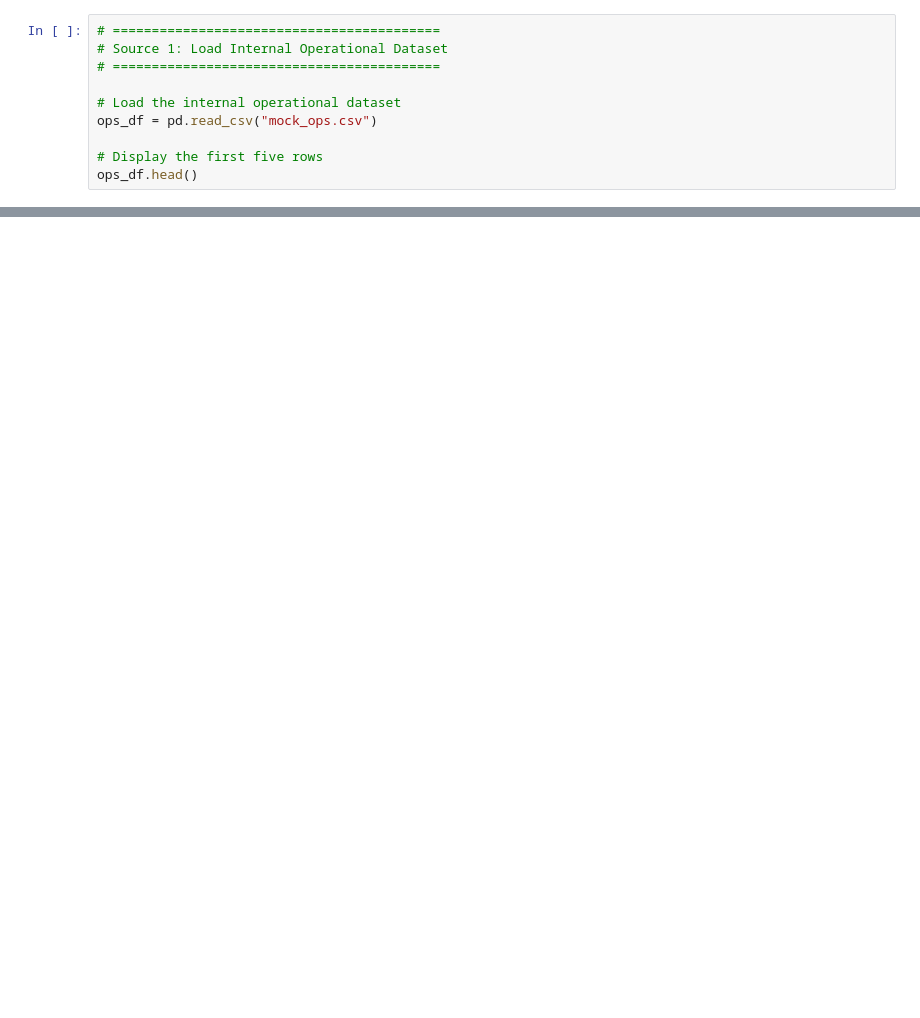
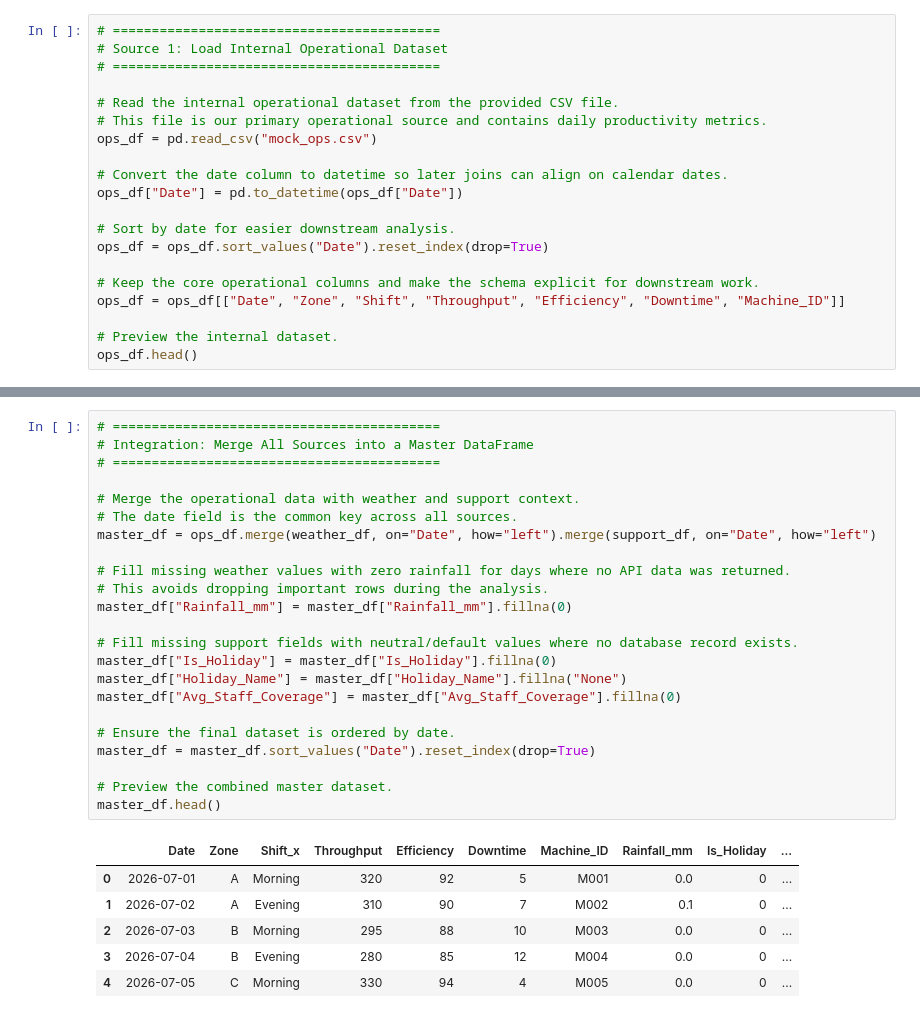
Before and after one commit to Httpednah/week3_multi_source_pipeline, a Jupyter notebook: week3_multi_source_pipeline.ipynb, the cells around one changed output, grey strips where cells are left out. Cells and saved outputs as stored; diff of their text form; blank space fills up the shorter version.

```diff
--- a/week3_multi_source_pipeline.ipynb
+++ b/week3_multi_source_pipeline.ipynb
@@ -35,8 +29,18 @@ The internal operational dataset contains historical operational records collect
 # Source 1: Load Internal Operational Dataset
 # ==========================================
 
-# Load the internal operational dataset
+# Read the internal operational dataset from the provided CSV file.
+# This file is our primary operational source and contains daily productivity metrics.
 ops_df = pd.read_csv("mock_ops.csv")
 
-# Display the first five rows
+# Convert the date column to datetime so later joins can align on calendar dates.
+ops_df["Date"] = pd.to_datetime(ops_df["Date"])
+
+# Sort by date for easier downstream analysis.
+ops_df = ops_df.sort_values("Date").reset_index(drop=True)
+
+# Keep the core operational columns and make the schema explicit for downstream work.
+ops_df = ops_df[["Date", "Zone", "Shift", "Throughput", "Efficiency", "Downtime", "Machine_ID"]]
+
+# Preview the internal dataset.
 ops_df.head()
@@ -42,0 +188,30 @@ ops_df.head()
+# %%
+# ==========================================
+# Integration: Merge All Sources into a Master DataFrame
+# ==========================================
+
+# Merge the operational data with weather and support context.
+# The date field is the common key across all sources.
+master_df = ops_df.merge(weather_df, on="Date", how="left").merge(support_df, on="Date", how="left")
+
+# Fill missing weather values with zero rainfall for days where no API data was returned.
+# This avoids dropping important rows during the analysis.
+master_df["Rainfall_mm"] = master_df["Rainfall_mm"].fillna(0)
+
+# Fill missing support fields with neutral/default values where no database record exists.
+master_df["Is_Holiday"] = master_df["Is_Holiday"].fillna(0)
+master_df["Holiday_Name"] = master_df["Holiday_Name"].fillna("None")
+master_df["Avg_Staff_Coverage"] = master_df["Avg_Staff_Coverage"].fillna(0)
+
+# Ensure the final dataset is ordered by date.
+master_df = master_df.sort_values("Date").reset_index(drop=True)
+
+# Preview the combined master dataset.
+master_df.head()
+# %% [output]
+|  | Date | Zone | Shift_x | Throughput | Efficiency | Downtime | Machine_ID | Rainfall_mm | Is_Holiday | ... |
+| 0 | 2026-07-01 | A | Morning | 320 | 92 | 5 | M001 | 0.0 | 0 | ... |
+| 1 | 2026-07-02 | A | Evening | 310 | 90 | 7 | M002 | 0.1 | 0 | ... |
+| 2 | 2026-07-03 | B | Morning | 295 | 88 | 10 | M003 | 0.0 | 0 | ... |
+| 3 | 2026-07-04 | B | Evening | 280 | 85 | 12 | M004 | 0.0 | 0 | ... |
+| 4 | 2026-07-05 | C | Morning | 330 | 94 | 4 | M005 | 0.0 | 0 | ... |
```
Also changed, not shown: parts of 13 cells of this notebook, 1 other file.
